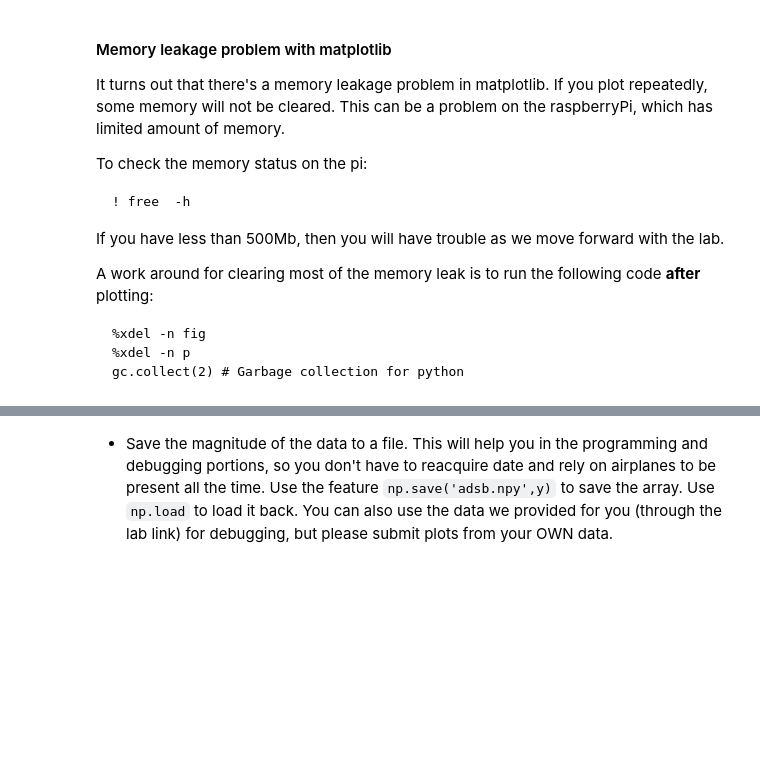
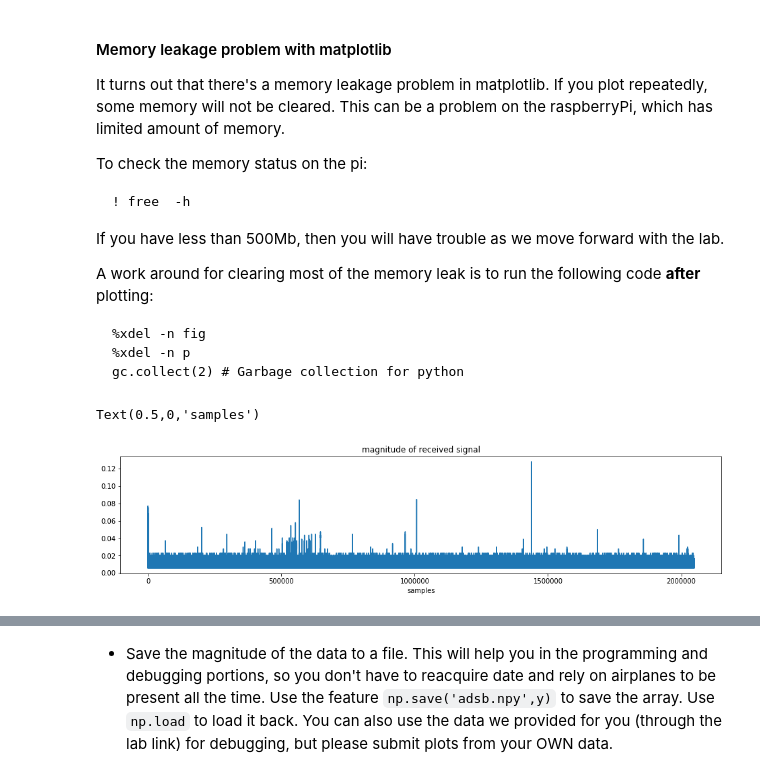
Before and after one commit to lm-t/ee123-labs, a Jupyter notebook: lab2/lab2-Part-III-SDR-ADSB.ipynb, the cells around one changed output, grey strips where cells are left out. Saved outputs shown, nothing was run; the diff lists cells and outputs as text; code cells hidden in the pictures; blank space fills up the shorter version.

```diff
--- a/lab2/lab2-Part-III-SDR-ADSB.ipynb
+++ b/lab2/lab2-Part-III-SDR-ADSB.ipynb
@@ -105,23 +108,28 @@ gc.collect(2) # Garbage collection for python
 # %%
 %matplotlib inline
 
+
 # acquire data
-
-sdr = RtlSdr()
+y = np.load("adsb_sherman.npy")
+"""sdr = RtlSdr()
 fs = 2000000;
 sdr.set_sample_rate(fs)    # sampling rate
 sdr.set_center_freq(1090e6)   # 1090MhZ center frequency
-sdr.set_gain(43.4)
+sdr.set_gain(38.6)
 N_Samples = 2048000 # approx 1 sec
 y = abs(sdr.read_samples(N_Samples))   # get samples
 
 
+
+sdr.close()
+"""
 width, height = figaspect(0.2)
 fig = figure(figsize=(width,height))
-p = plot( (y ))
+p = plot( (y))
 title('magnitude of received signal')
 xlabel('samples')
-
-sdr.close()
+# %% [output]
+Text(0.5,0,'samples')
+[figure, added]
 # %%
 ! free -h
```
Also changed, not shown: parts of 40 cells of this notebook, 1 other file.
